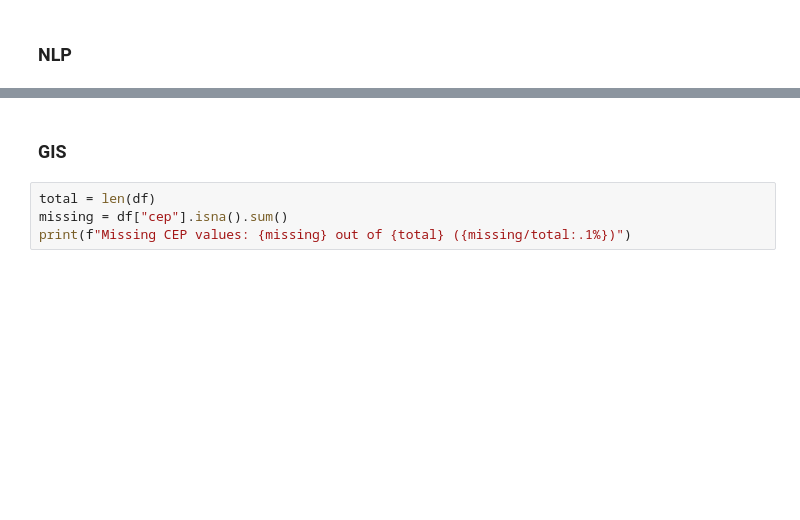
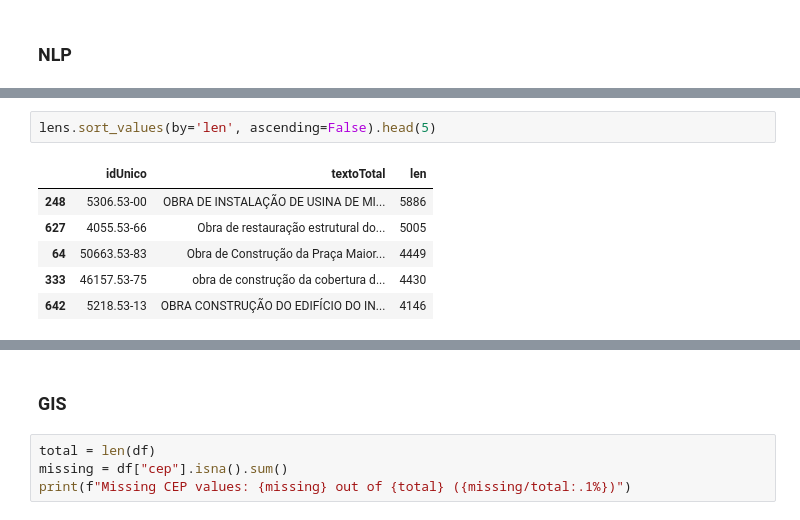
Before and after one commit to noah-art3mis/takehome-lablivre-analysis, a Jupyter notebook: relatorio_lablivre.ipynb, the cells around one changed output, grey strips where cells are left out. Cells and saved outputs as stored; diff of their text form; blank space fills up the shorter version.

```diff
--- a/relatorio_lablivre.ipynb
+++ b/relatorio_lablivre.ipynb
@@ -1344,0 +1396,9 @@ Com tudo isso, encontramos os registros mais anômalos:
+# %%
+lens.sort_values(by='len', ascending=False).head(5)
+# %% [output]
+|  | idUnico | textoTotal | len |
+| 248 | 5306.53-00 | OBRA DE INSTALAÇÃO DE USINA DE MI... | 5886 |
+| 627 | 4055.53-66 | Obra de restauração estrutural do... | 5005 |
+| 64 | 50663.53-83 | Obra de Construção da Praça Maior... | 4449 |
+| 333 | 46157.53-75 | obra de construção da cobertura d... | 4430 |
+| 642 | 5218.53-13 | OBRA CONSTRUÇÃO DO EDIFÍCIO DO IN... | 4146 |
```
Also changed, not shown: parts of 11 cells of this notebook, 4 other files.
